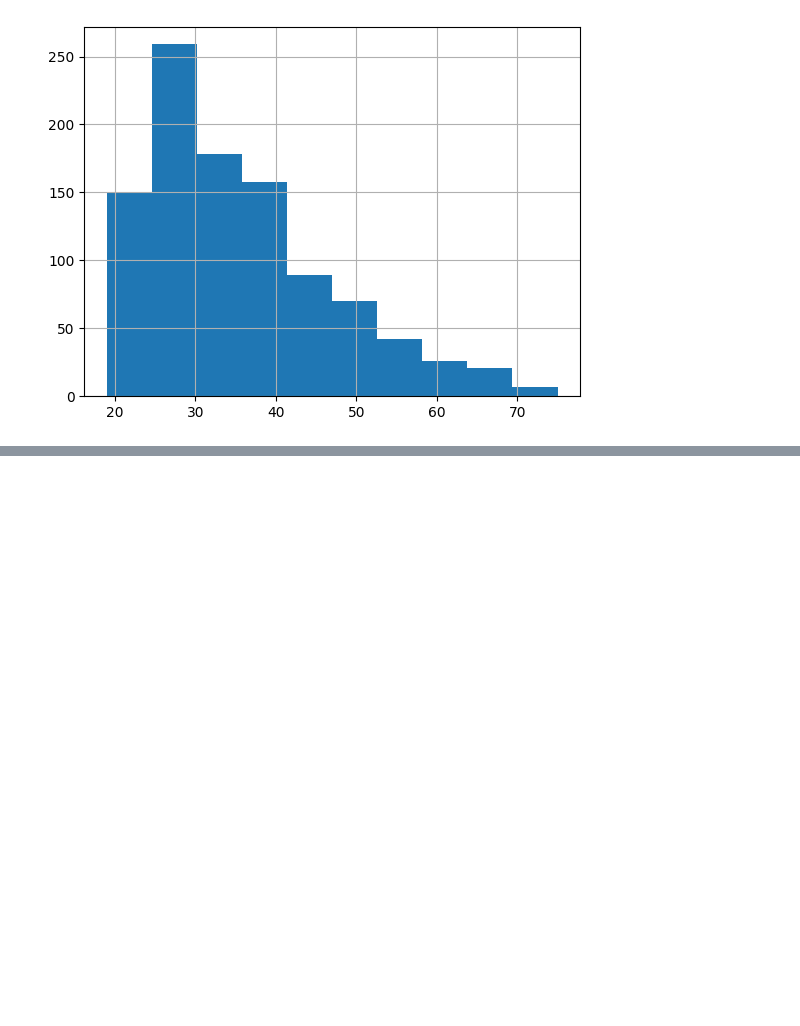
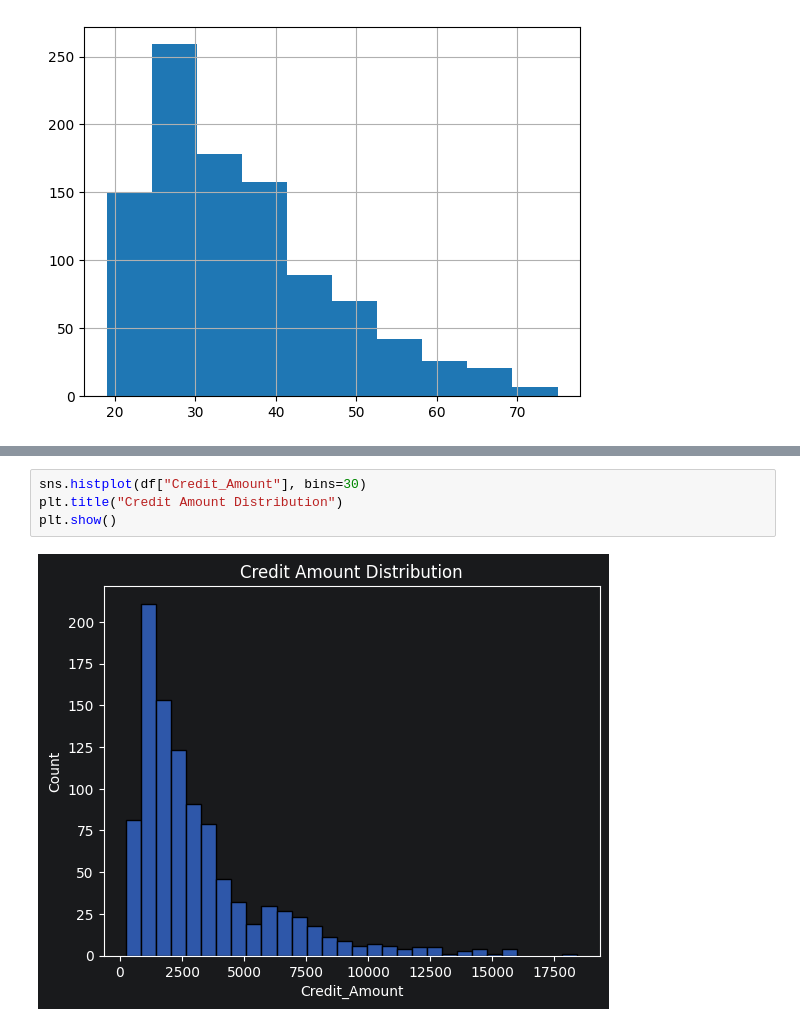
Before and after one commit to BabkenInants/BankRiskManagment, a Jupyter notebook: sample.ipynb, the cells around one changed output, grey strips where cells are left out. Drawn from its saved outputs; the diff is of its cells as text; blank space fills up the shorter version.

```diff
--- a/sample.ipynb
+++ b/sample.ipynb
@@ -138,0 +166,6 @@ df["Credit_Amount"].hist()
+# %%
+sns.histplot(df["Credit_Amount"], bins=30)
+plt.title("Credit Amount Distribution")
+plt.show()
+# %% [output]
+[figure, added]
```
Also changed, not shown: parts of 19 cells of this notebook.
